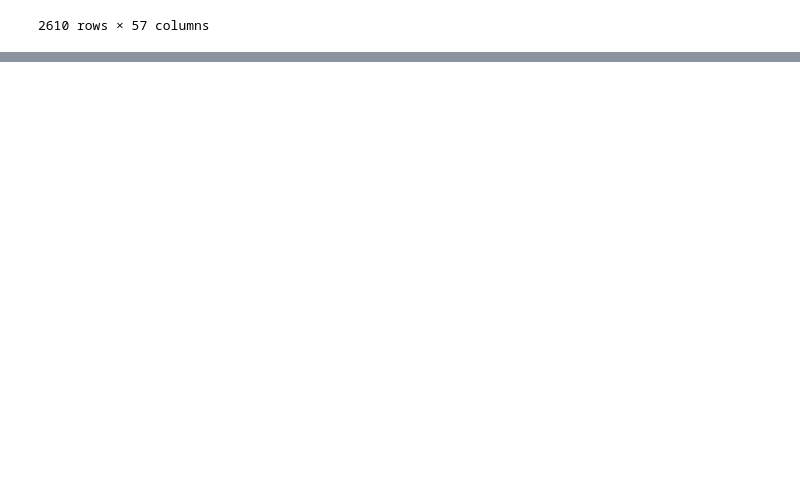
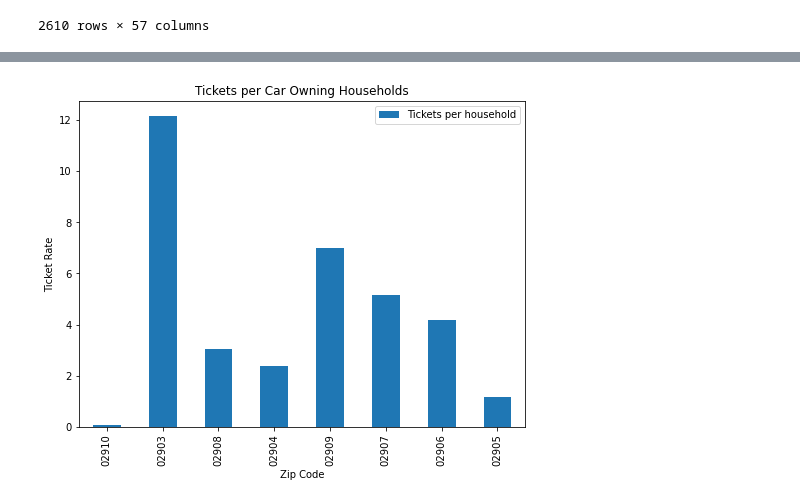
Before and after one commit to hochru557/po524-parking, a Jupyter notebook: ticket_dist.ipynb, the cells around one changed output, grey strips where cells are left out. Saved outputs shown, nothing was run; the diff lists cells and outputs as text; code cells hidden in the pictures; blank space fills up the shorter version.

Commit message:
creating normalized ticket rates visual

```diff
--- a/ticket_dist.ipynb
+++ b/ticket_dist.ipynb
@@ -4,7 +4,7 @@ import requests,csv
 import geopandas as gpd
 import matplotlib.pyplot as plt
 # %%
-tix = gpd.read_file('Cit1021Nhood/Cit1021Nhood.shp')
+tix = gpd.read_file('shapefiles/Cit1021Nhood/Cit1021Nhood.shp')
 neighborhoods = gpd.read_file('shapefiles/Neighborhood Boundaries/geo_export_ef027b0d-4a68-4a7f-81a6-64cd0be38041.shp')
 
 zipcodes = gpd.read_file('shapefiles/Zip Codes/geo_export_7b90692b-83fc-4198-a66c-777f7ea4963d.shp')
@@ -59,3 +59,8 @@ tix
 | 2608 | 2498 | World | M | 100.0 | A | Verdi St, Providence, Rhode Islan... | Verdi St, Providence, RI, 02904, USA | Verdi St | StreetName | ... |
 | 2609 | 2512 | World | M | 100.0 | A | Verdi St, Providence, Rhode Islan... | Verdi St, Providence, RI, 02904, USA | Verdi St | StreetName | ... |
 2610 rows × 57 columns
+# %%
+data = pd.read_csv('all_year_data.csv')
+data['zip'] = '0' + data.zip.astype(str)
+
+join_census = data.merge(pivoted[['zip','FID_1']],on='zip')
@@ -61,0 +95,17 @@ tix
+# %%
+join_census['min_one_car'] = join_census.B08201_003E + join_census.B08201_004E + join_census.B08201_005E + join_census.B08201_006E
+# %%
+join_census['Tickets per household'] = (join_census.FID_1/join_census.min_one_car) * 100
+
+# join_census.loc[join_census.year==2019].plot(kind='bar',x='zip',y='Tickets per household')
+
+fig,ax = plt.subplots(1,figsize=(8,6))
+join_census.loc[join_census.year==2019].plot(x="zip", y="Tickets per household", kind="bar",figsize=(8,6),ax=ax)
+ax.legend(labels=['Tickets per household'])
+ax.set_title(f"Tickets per Car Owning Households")
+ax.set_ylabel('Ticket Rate')
+ax.set_xlabel('Zip Code')
+fig.savefig(f'Visualizations/tickets_per_households.png')
+# plt.close()
+# %% [output]
+[figure, added]
```
Also changed, not shown: parts of 2 cells of this notebook, 1 other file.
